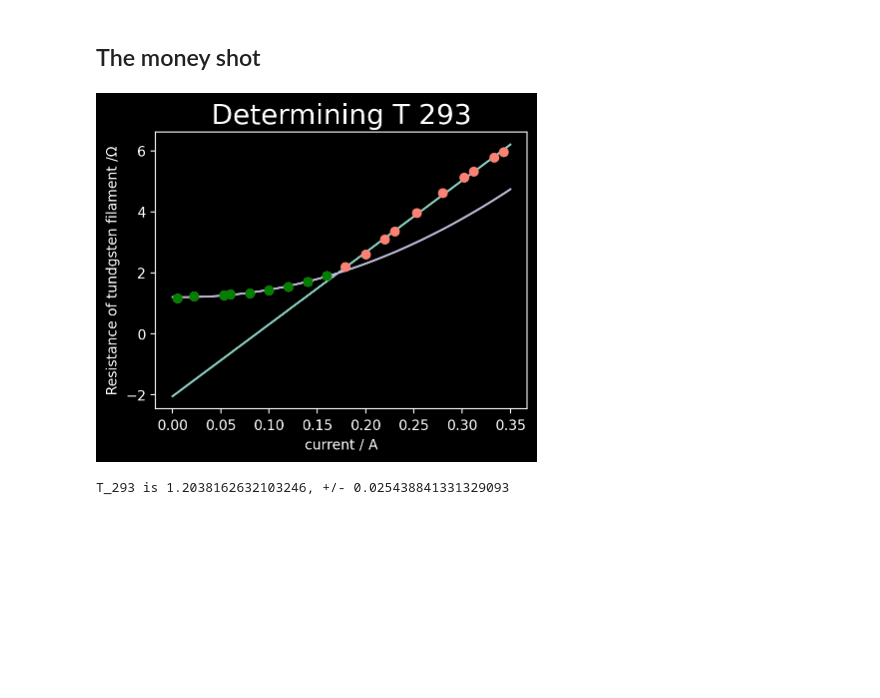
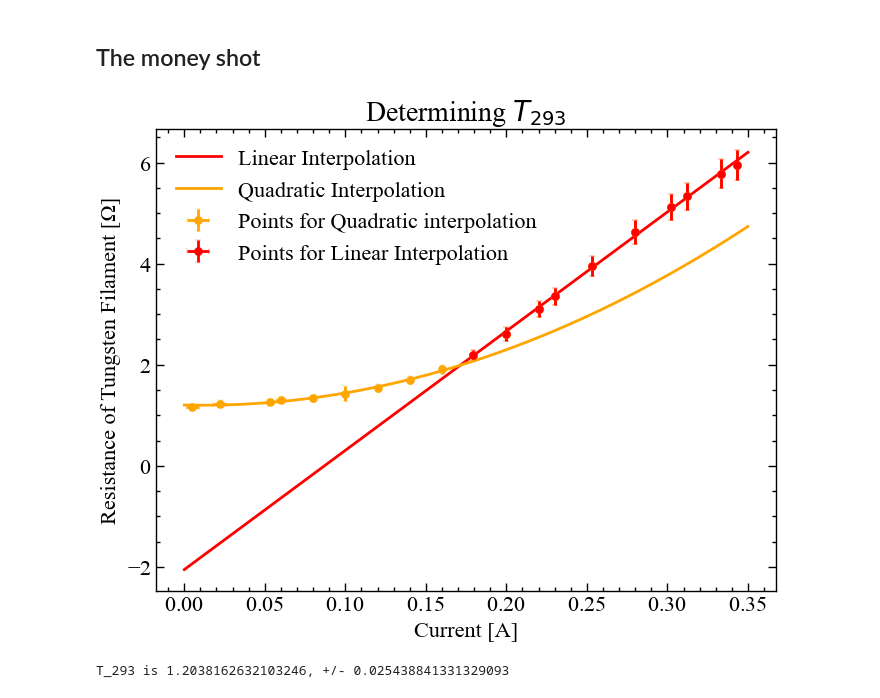
Before and after one commit to Chris-xun/A2-Radiation_Laws, a Jupyter notebook: T_293_determination_intial.ipynb, the cells around one changed output. Drawn from its saved outputs; the diff is of its cells as text; code cells hidden in the pictures; blank space fills up the shorter version.

```diff
--- a/T_293_determination_intial.ipynb
+++ b/T_293_determination_intial.ipynb
@@ -3,8 +3,11 @@ import numpy as np
 import matplotlib.pyplot as plt
 from scipy.optimize import curve_fit
 import pandas as pd
+import scienceplots
+plt.style.use(['science', 'notebook'])
+plt.rcParams['font.family'] = 'Times New Roman'
 # %%
-T293_det_data = pd.read_excel('RI_tungsten.xlsx')
+T293_det_data = pd.read_excel('data\RI_tungsten.xlsx')
 T293_det_data
 # %% [output]
 |  | R2 / Ω | R3 / Ω | R4 / Ω | A1 / A | A2 / A | R1 / Ω | Unnamed: 6 | T / K | R1 |
@@ -29,0 +30,16 @@ resistance = T293_det_data.iloc[:, 5 ]
+# %%
+driving_current = T293_det_data.loc[:, 'A2 / A']
+resistance = T293_det_data.iloc[:, 5 ]
+print(len(driving_current))
+current_error = np.array([0.004,0.004,0.002,0.003,0.002,0.001,0.001,
+                          0.0005,0.0005,0.0005,0.0005,0.0005,0.0005,0.0005,0.0005,0.0005,0.0005,0.0005,0.0005])
+
+
+
+resistance_errors = resistance * 0.05
+resistance_errors[5] = resistance[5] *0.1
+resistance_errors[10] = resistance[10] * 0.05
+plt.show()
+plt.errorbar(driving_current, resistance,  yerr= resistance_errors,
+             xerr =current_error, fmt = '.k',  capsize= 2 )
+plt.show()
@@ -116,30 +135,34 @@ for i in range(3, len(driving_current)-2 ):
 # %%
 params = lin_fit(driving_current[9:], resistance[9:])
 r_val = fit_check(params, driving_current[9:], resistance[9:], 'linear')
 current_interp = np.linspace(0,0.35,1000)
 resitance_fit = lin(current_interp, *params)
 
 plt.figure()
-plt.title('Determining T 293', fontsize = 20)
-plt.plot(current_interp, resitance_fit)
-plt.plot(driving_current, resistance, 'o')
-plt.plot(driving_current[9:], resistance[9:],'o', color = 'red', alpha = 0.5)
+plt.title( "Determining $T_{293}$", fontsize = 20)
+
+plt.errorbar(driving_current, resistance,  yerr= resistance_errors,
+             xerr =current_error, fmt = 'o',  capsize= 2, mew = 0.2, color = 'orange',
+             label = 'Points for Quadratic interpolation' )
+
+plt.errorbar(driving_current[9:], resistance[9:],yerr= resistance_errors[9:],
+             xerr = current_error[9:], fmt = 'o', color ='red', capsize= 2, alpha = 1,
+             mew = 0.2, label = 'Points for Linear Interpolation')
 
 
 params_q, covariance_q = quad_fit(driving_current[:9], resistance[:9], cov= True)
 
 current_interp_q = np.linspace(0,0.35,1000)
 resitance_fit_q = quadratic(current_interp, *params_q)
 
-plt.plot(current_interp_q, resitance_fit_q)
-plt.plot(driving_current, resistance, 'o')
-plt.plot(driving_current[:9], resistance[:9], 'o', color = 'green')
-
-plt.ylabel('Resistance of tundgsten filament /Ω')
-plt.xlabel('current / A')
+plt.plot(current_interp, resitance_fit, label = 'Linear Interpolation', color = 'red')
+plt.plot(current_interp_q, resitance_fit_q, label = 'Quadratic Interpolation ', color = 'orange')
+plt.legend()
+plt.ylabel('Resistance of Tungsten Filament [Ω]')
+plt.xlabel('Current [A]')
 plt.show()
 # %% [output]
-[figure, old version]
+[figure, new version]
 # %%
 T_293 = params_q[2]
 T_uncertainty = np.sqrt(covariance_q[2 ,2])
```
Also changed, not shown: parts of 3 cells of this notebook.
